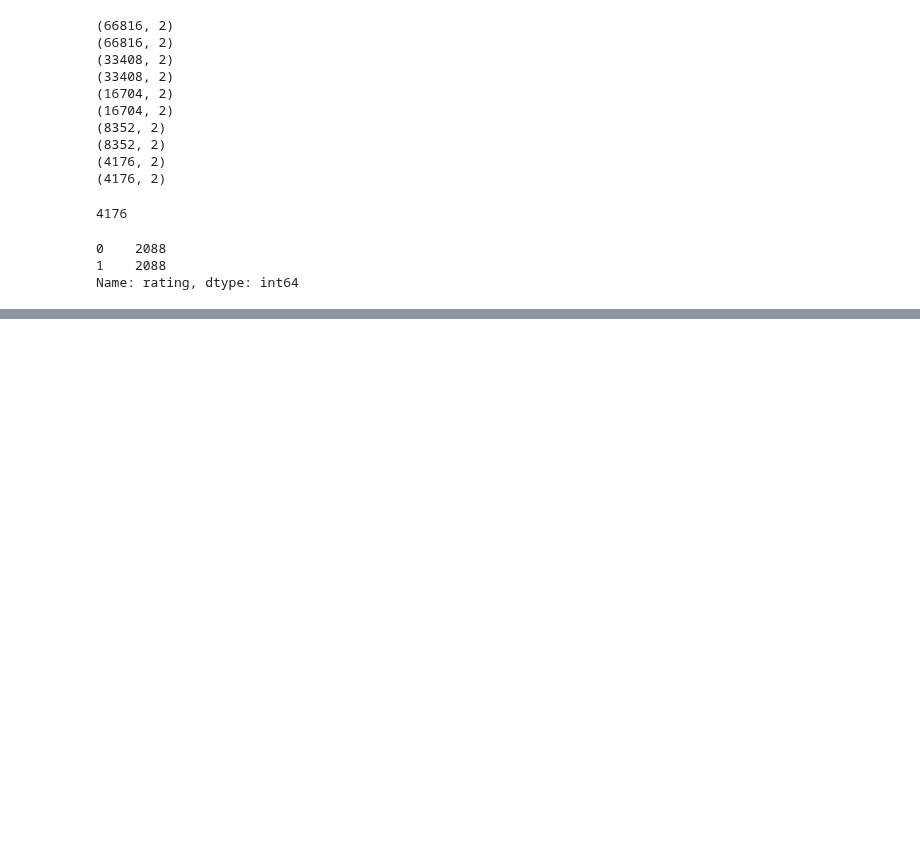
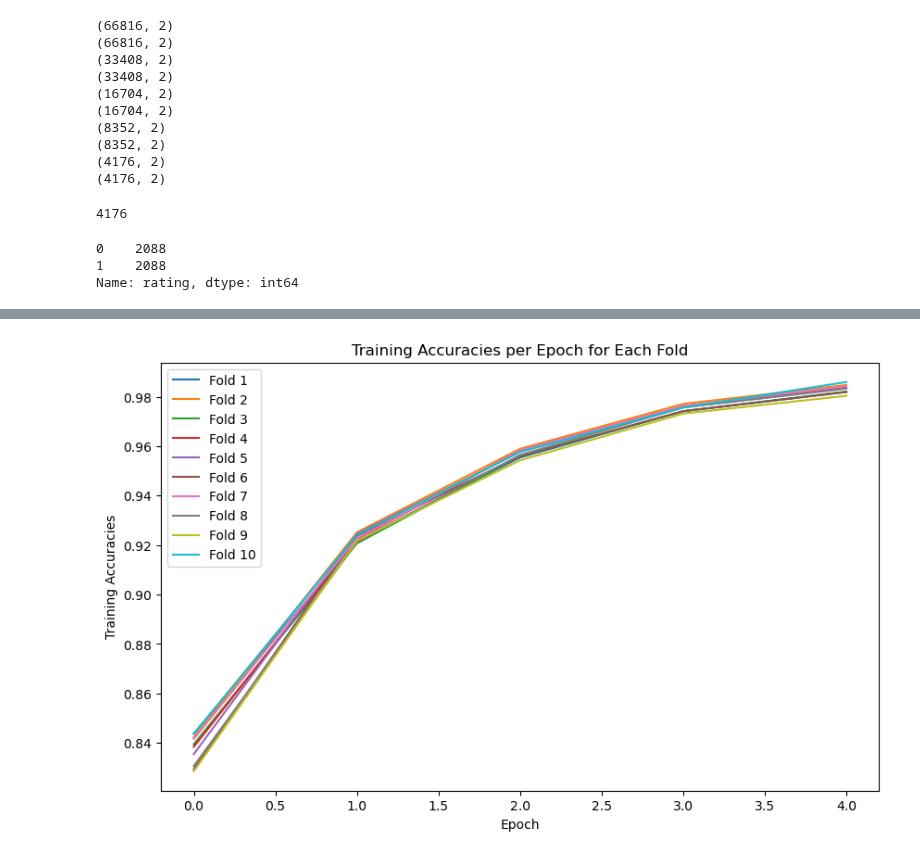
Before and after one commit to brugnaro2022/nlp, a Jupyter notebook: 01_tfidf_mlp.ipynb, the cells around one changed output, grey strips where cells are left out. Drawn from its saved outputs; the diff is of its cells as text; code cells hidden in the pictures; blank space fills up the shorter version.

```diff
--- a/01_tfidf_mlp.ipynb
+++ b/01_tfidf_mlp.ipynb
@@ -238 +247,5 @@ val f1 scores mean: 0.8562
+# %%
+plot_train_folds(train_fold_accuracies, 'Accuracies')
+# %% [output]
+[figure, added]
 # %%
```
Also changed, not shown: parts of 16 cells of this notebook, 22 other files.
